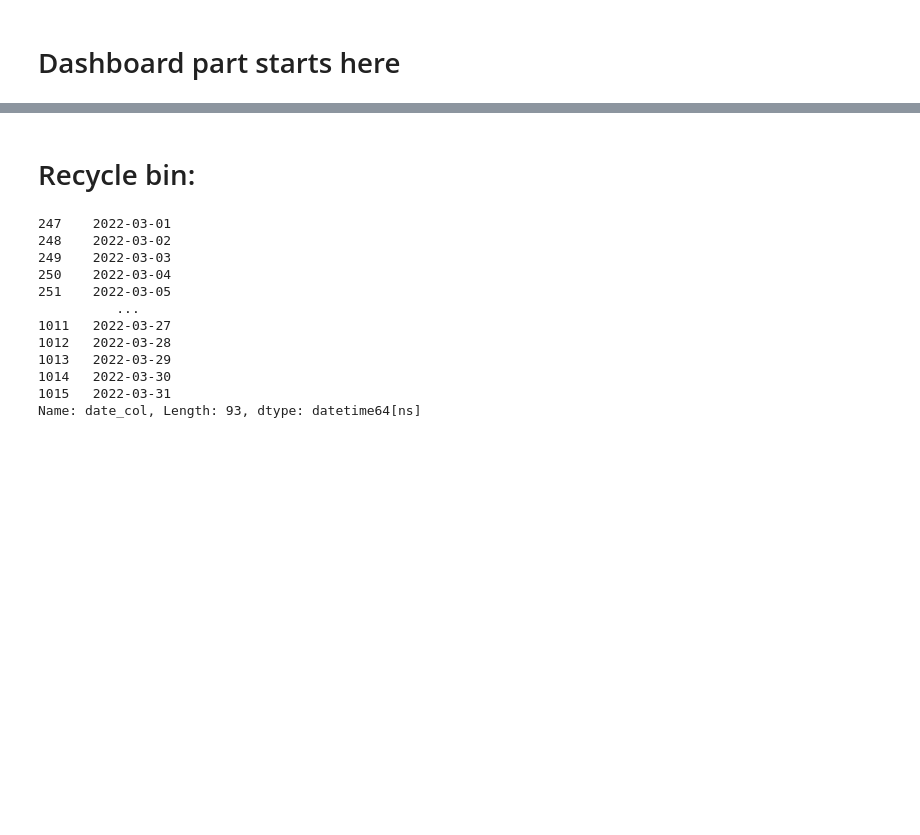
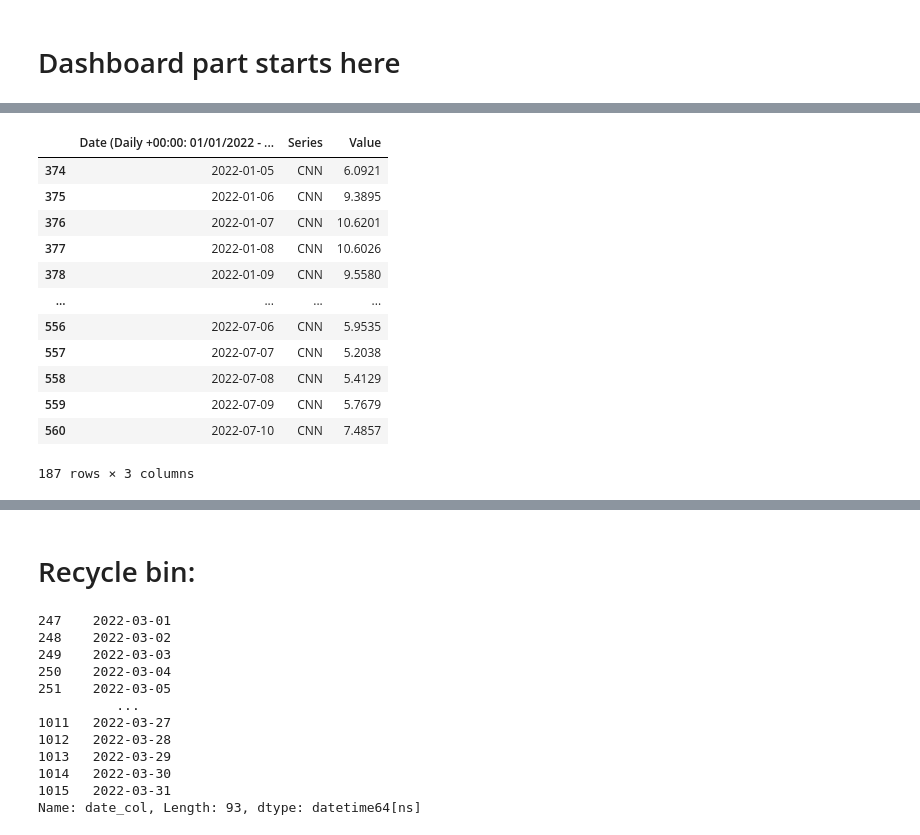
Before and after one commit to hluling/ph-dash-dev, a Jupyter notebook: ph_dash_dev.ipynb, the cells around one changed output, grey strips where cells are left out. Saved outputs shown, nothing was run; the diff lists cells and outputs as text; code cells hidden in the pictures; blank space fills up the shorter version.

```diff
--- a/ph_dash_dev.ipynb
+++ b/ph_dash_dev.ipynb
@@ -292,0 +688,16 @@ app.run_server(debug=True)
+# %%
+df_cheney[[x in ['CNN'] for x in df_cheney.Series]]
+# %% [output]
+|  | Date (Daily +00:00: 01/01/2022 - ... | Series | Value |
+| 374 | 2022-01-05 | CNN | 6.0921 |
+| 375 | 2022-01-06 | CNN | 9.3895 |
+| 376 | 2022-01-07 | CNN | 10.6201 |
+| 377 | 2022-01-08 | CNN | 10.6026 |
+| 378 | 2022-01-09 | CNN | 9.5580 |
+| ... | ... | ... | ... |
+| 556 | 2022-07-06 | CNN | 5.9535 |
+| 557 | 2022-07-07 | CNN | 5.2038 |
+| 558 | 2022-07-08 | CNN | 5.4129 |
+| 559 | 2022-07-09 | CNN | 5.7679 |
+| 560 | 2022-07-10 | CNN | 7.4857 |
+187 rows × 3 columns
```
Also changed, not shown: parts of 79 cells of this notebook.
